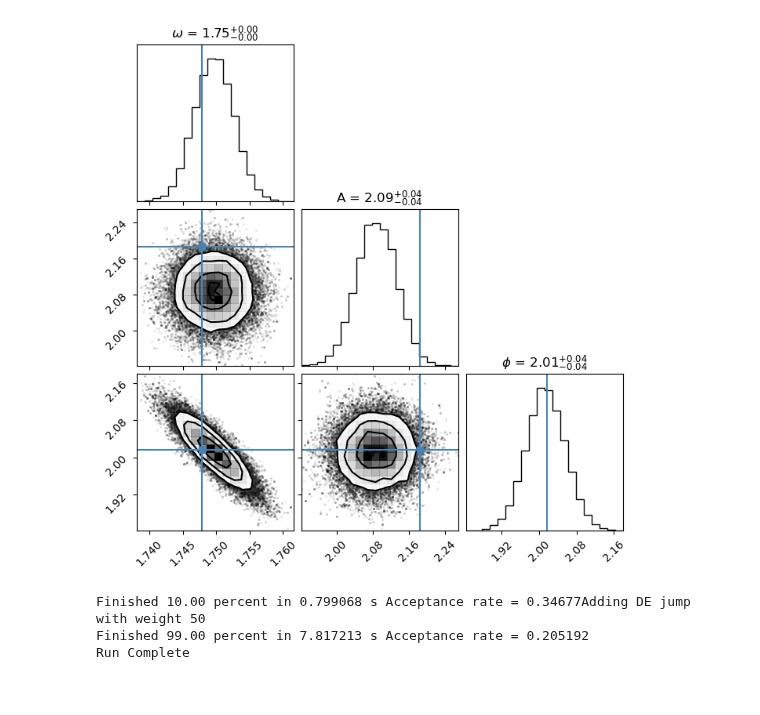
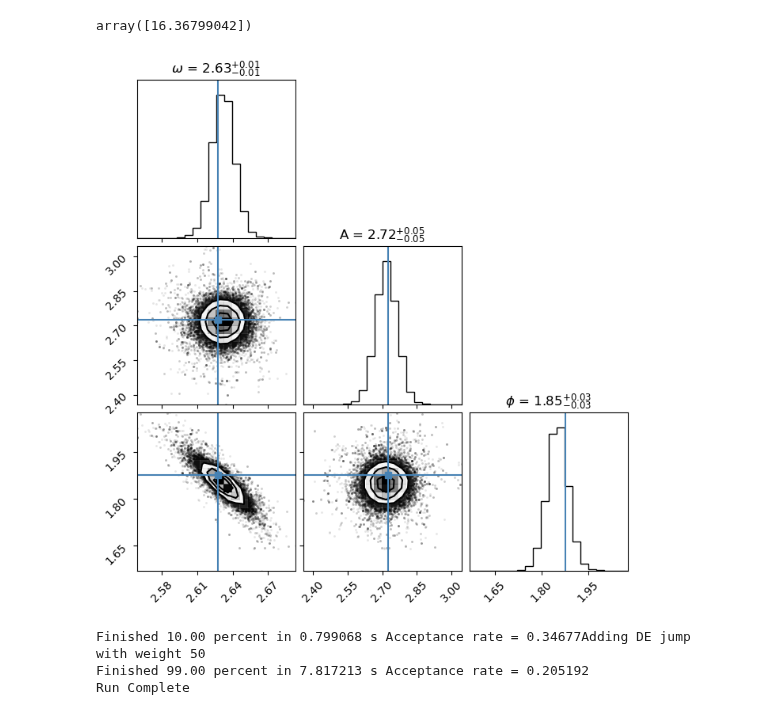
Before and after one commit to AaronDJohnson/impulse_mcmc, a Jupyter notebook: examples/test.ipynb, the cells around one changed output. Cells and saved outputs as stored; diff of their text form; code cells hidden in the pictures.

```diff
--- a/examples/test.ipynb
+++ b/examples/test.ipynb
@@ -29,0 +62,4 @@ ptstate = PTState(137, 31, max_temp=1e7, inf_temp=False)
+# %%
+total = np.zeros((1000, 1000, 1000))
+for ii in range(len(x)):
+    total += -0.5 * (np.multiply.outer(a, np.sin(np.add.outer(np.multiply(omega, x[ii]), phi))) - data[ii])**2
@@ -29,0 +68,3 @@ ptstate = PTState(137, 31, max_temp=1e7, inf_temp=False)
+# %%
+for ii in range(5):
+    print(np.multiply.outer(a, np.sin(np.add.outer(omega * x[ii], phi))).shape)
@@ -33,7 +117,9 @@ sampler = PTTestSampler(3, lnlike, lnprior, cov_update=100)
 sampler.sample(np.array([2, 3, 1]), 100_000, thin=1)
 # %%
 from emcee.autocorr import integrated_time
-# %%
-with open('./chains/chain_1.txt', 'r') as f:
-    chain = np.loadtxt(f)
+# %%
+chains = []
+for ii in range(4):
+    with open(f'/Users/aaron/Documents/GitHub/impulse_mcmc/examples/chains/chain_{ii}.txt') as fp:
+        chains.append(np.loadtxt(fp))
 # %%
@@ -55,11 +156,15 @@ plt.ylim([-1, 1])
+# %%
+integrated_time(chains[0][20_000::1, 2])
+# %% [output]
+array([16.36799042])
 # %%
 burn = 20_000
 
-corner.corner(chain[burn::1, :3], truths=[omega_real, a_real, phi_real],
+corner.corner(chains[0][burn::1, :3], truths=[omega_real, a_real, phi_real],
               titles=[r'$\omega$', r'A', r'$\phi$'], show_titles=True)
 plt.show()
 # %% [output]
-[figure, old version]
+[figure, new version]
 # %%
 from PTMCMCSampler.PTMCMCSampler import PTSampler as ptmcmc
 # %%
```
Also changed, not shown: parts of 18 cells of this notebook, 5 other files.
